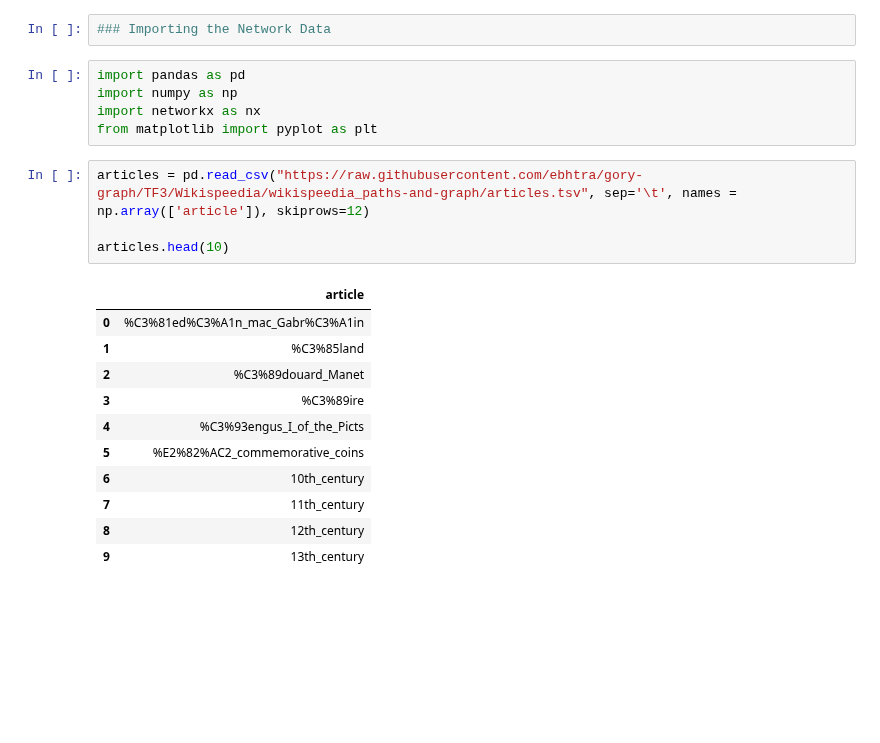
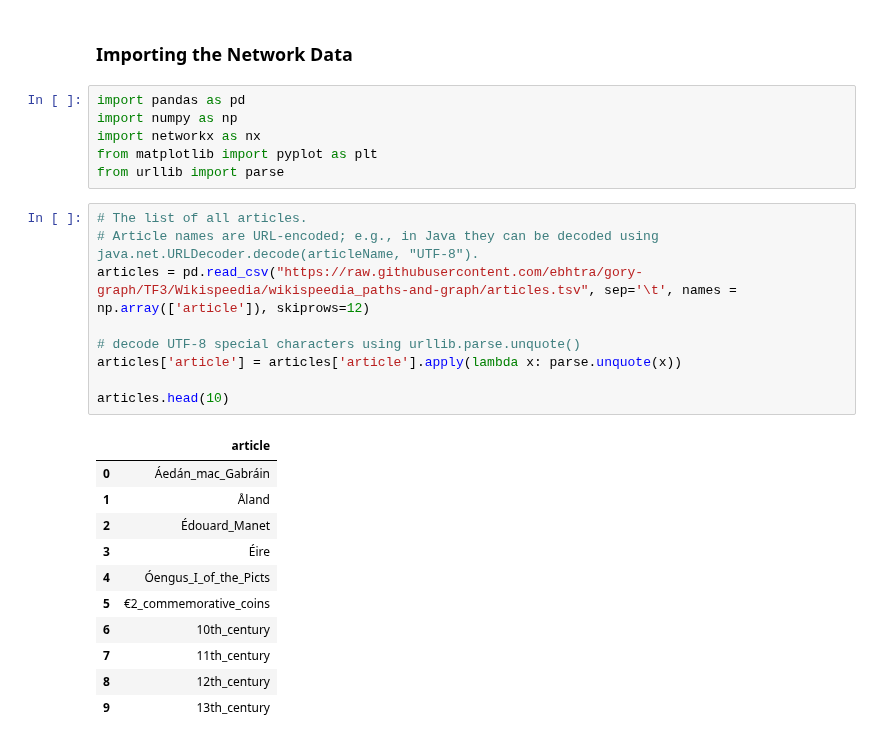
Before and after one commit to ebhtra/gory-graph, a Jupyter notebook: Wikispeedia/GOAT_final_project.ipynb, the cells around one changed output. Cells and saved outputs as stored; diff of their text form; blank space fills up the shorter version.

```diff
--- a/Wikispeedia/GOAT_final_project.ipynb
+++ b/Wikispeedia/GOAT_final_project.ipynb
@@ -1,22 +1,28 @@
-# %%
-### Importing the Network Data
+# %% [markdown]
+### Importing the Network Data
 # %%
 import pandas as pd
 import numpy as np
 import networkx as nx
 from matplotlib import pyplot as plt
+from urllib import parse
 # %%
+# The list of all articles.
+# Article names are URL-encoded; e.g., in Java they can be decoded using java.net.URLDecoder.decode(articleName, "UTF-8").
 articles = pd.read_csv("https://raw.githubusercontent.com/ebhtra/gory-graph/TF3/Wikispeedia/wikispeedia_paths-and-graph/articles.tsv", sep='\t', names = np.array(['article']), skiprows=12)
 
+# decode UTF-8 special characters using urllib.parse.unquote()
+articles['article'] = articles['article'].apply(lambda x: parse.unquote(x))
+
 articles.head(10)
 # %% [output]
 |  | article |
-| 0 | %C3%81ed%C3%A1n_mac_Gabr%C3%A1in |
-| 1 | %C3%85land |
-| 2 | %C3%89douard_Manet |
-| 3 | %C3%89ire |
-| 4 | %C3%93engus_I_of_the_Picts |
-| 5 | %E2%82%AC2_commemorative_coins |
+| 0 | Áedán_mac_Gabráin |
+| 1 | Åland |
+| 2 | Édouard_Manet |
+| 3 | Éire |
+| 4 | Óengus_I_of_the_Picts |
+| 5 | €2_commemorative_coins |
 | 6 | 10th_century |
 | 7 | 11th_century |
 | 8 | 12th_century |
```
Also changed, not shown: parts of 8 cells of this notebook.
